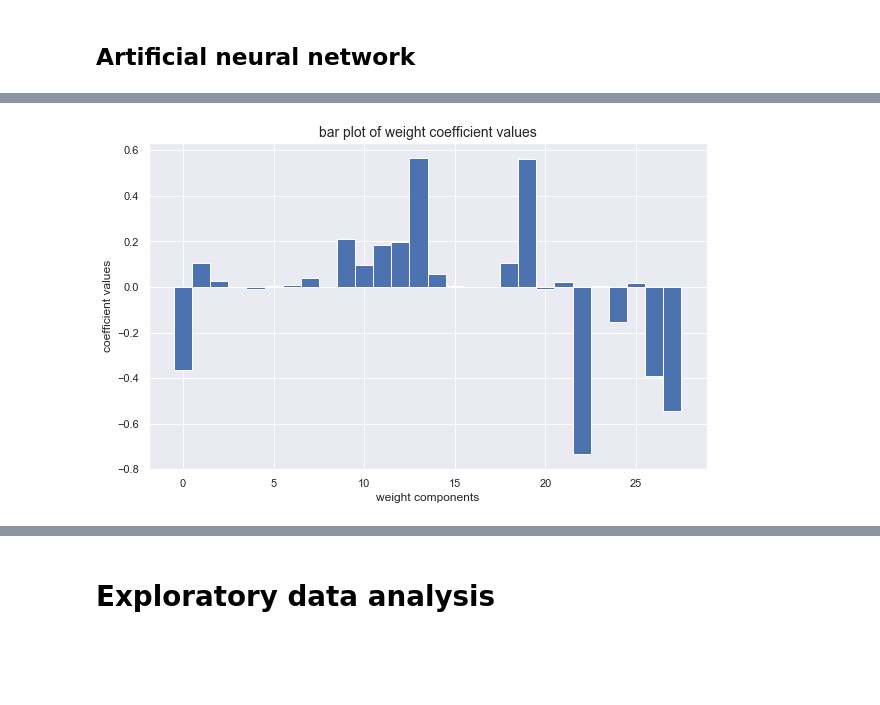
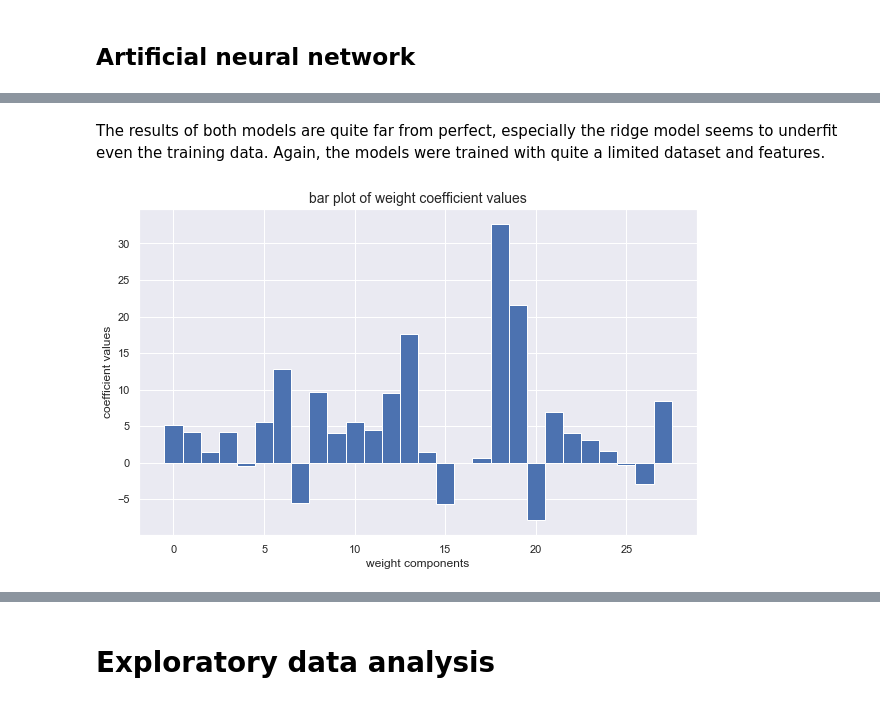
Before and after one commit to chasnew/data-analysis-repository, a Jupyter notebook: Absenteeism at work/Analysis of Absenteeism.ipynb, the cells around one changed output, grey strips where cells are left out. Cells and saved outputs as stored; diff of their text form; code cells hidden in the pictures; blank space fills up the shorter version.

```diff
--- a/Absenteeism at work/Analysis of Absenteeism.ipynb
+++ b/Absenteeism at work/Analysis of Absenteeism.ipynb
@@ -230,7 +209,16 @@ print(X_train.shape, X_test.shape)
+# %%
+train_data = reason_v[reason_v['recorded_date'] < '2010-04-01']
+test_data = reason_v[reason_v['recorded_date'] >= '2010-04-01']
+
+X_train = train_data.drop(columns='recorded_date').groupby(['id']).sum()
+X_test = test_data.drop(columns='recorded_date').groupby(['id']).sum()
+
+y_train, y_test = X_train['absenteeism_time'], X_test['absenteeism_time']
+X_train, X_test = X_train.iloc[:, 1:], X_test.iloc[:, 1:]
 # %% [markdown]
 ## Artificial neural network
 # %%
-hidden_sizes = [(i, j+2) for i in np.arange(5, 16) for j in range(2)]
+hidden_sizes = [(i, j+1) for i in np.arange(5, 11) for j in range(3)]
 param_grid = dict(hidden_layer_sizes=hidden_sizes)
 
 # replicating the parameter setting from the paper
@@ -266,8 +254,9 @@ print(metrics.mean_absolute_error(y_test, y_pred))
 # %%
-param_grid = dict(l1_ratio = np.linspace(0, 1, num=11), alpha = np.arange(1,10))
-en = linear_model.ElasticNet(max_iter=100, random_state=123)
-en_gs = GridSearchCV(en, param_grid=param_grid, scoring='neg_mean_absolute_error', cv=4)
+param_grid = dict(alpha = np.arange(1,10))
 
-en_gs.fit(X_train, y_train)
+r = linear_model.Ridge(max_iter=100, random_state=123)
+r_gs = GridSearchCV(r, param_grid=param_grid, scoring='neg_mean_absolute_error', cv=4)
+
+r_gs.fit(X_train, y_train)
 # %% [output]
 GridSearchCV(cv=4, error_score='raise',
@@ -290,13 +334,15 @@ print(metrics.mean_absolute_error(y_test, y_pred))
+# %% [markdown]
+The results of both models are quite far from perfect, especially the ridge model seems to underfit even the training data. Again, the models were trained with quite a limited dataset and features.
 # %%
 fig = plt.figure(figsize=(10, 6))
 
-inds = np.arange(en_gs.best_estimator_.coef_.shape[0])
-vals = en_gs.best_estimator_.coef_
+inds = np.arange(r_gs.best_estimator_.coef_.shape[0])
+vals = r_gs.best_estimator_.coef_
 
 plt.bar(inds, vals, width=1, align='center')
 plt.xlabel('weight components')
 plt.ylabel('coefficient values')
 plt.title('bar plot of weight coefficient values', fontsize=14)
 plt.show()
 # %% [output]
-[figure, old version]
+[figure, new version]
```
Also changed, not shown: parts of 59 cells of this notebook.
